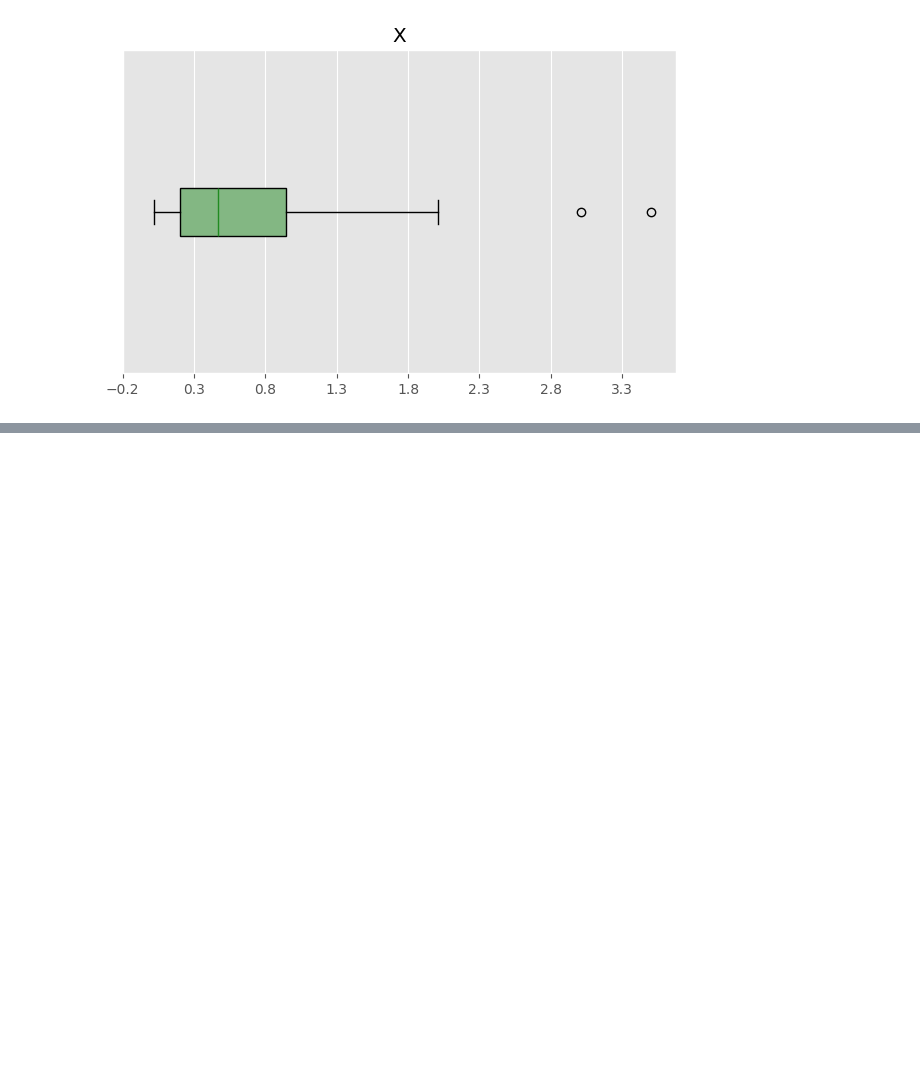
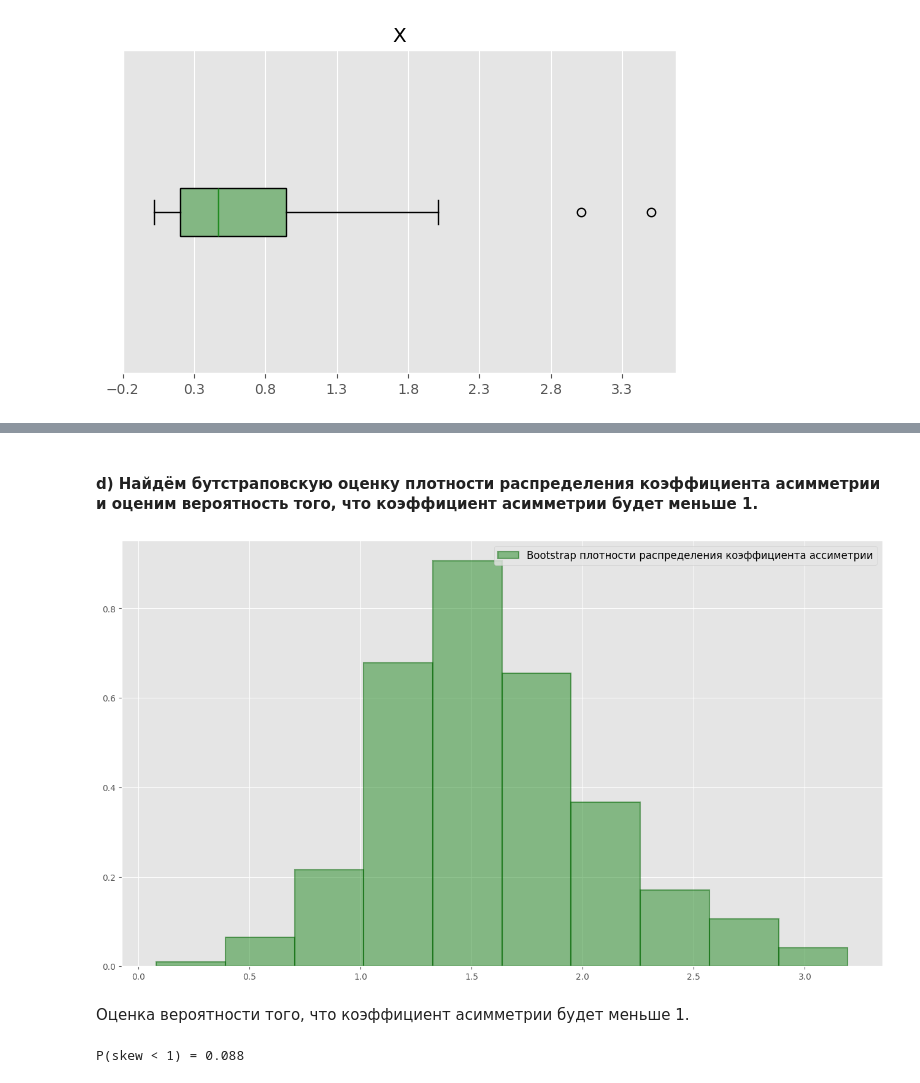
Before and after one commit to timursafiullin/mipt-statistics, a Jupyter notebook: homeworks/T2/solution.ipynb, the cells around one changed output, grey strips where cells are left out. Cells and saved outputs as stored; diff of their text form; code cells hidden in the pictures; blank space fills up the shorter version.

```diff
--- a/homeworks/T2/solution.ipynb
+++ b/homeworks/T2/solution.ipynb
@@ -204,0 +261,33 @@ visualisation.visualize_distribution(
+# %% [markdown]
+#### d) Найдём бутстраповскую оценку плотности распределения коэффициента асимметрии и оценим вероятность того, что коэффициент асимметрии будет меньше 1.
+# %%
+# Bootstrap для оценки плотности распределения коэффициента ассиметрии
+N = 1000
+K = int(1 + np.log2(N))
+
+bt = bootstrap(X, st.skew, N)
+
+fig, axs = plt.subplots(1, 1, figsize=(16,9))
+
+axs.hist(
+    bt,
+    bins=K,
+    density=True,
+    alpha=0.5,
+    color='forestgreen',
+    edgecolor='darkgreen',
+    linewidth=1.5,
+    label='Bootstrap плотности распределения коэффициента ассиметрии'
+)
+
+axs.legend(fontsize=12)
+plt.show()
+# %% [output]
+[figure, added]
+# %% [markdown]
+Оценка вероятности того, что коэффициент асимметрии будет меньше 1.
+# %%
+p_skew = np.sum([1 if bt[i] < 1 else 0 for i in range(len(bt))]) / N
+print("P(skew < 1) =", p_skew)
+# %% [output]
+P(skew < 1) = 0.088
```
Also changed, not shown: parts of 11 cells of this notebook, 2 other files.
